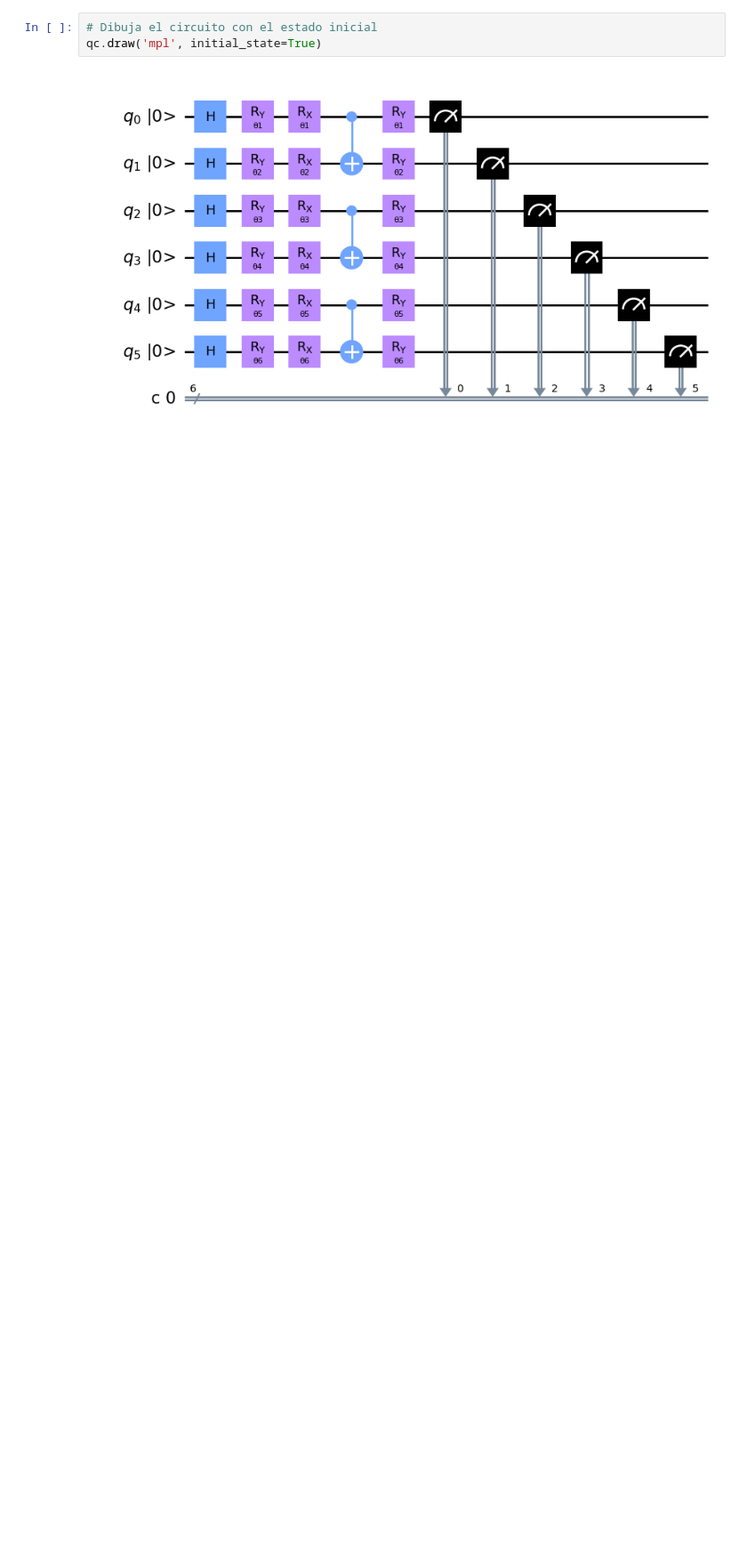
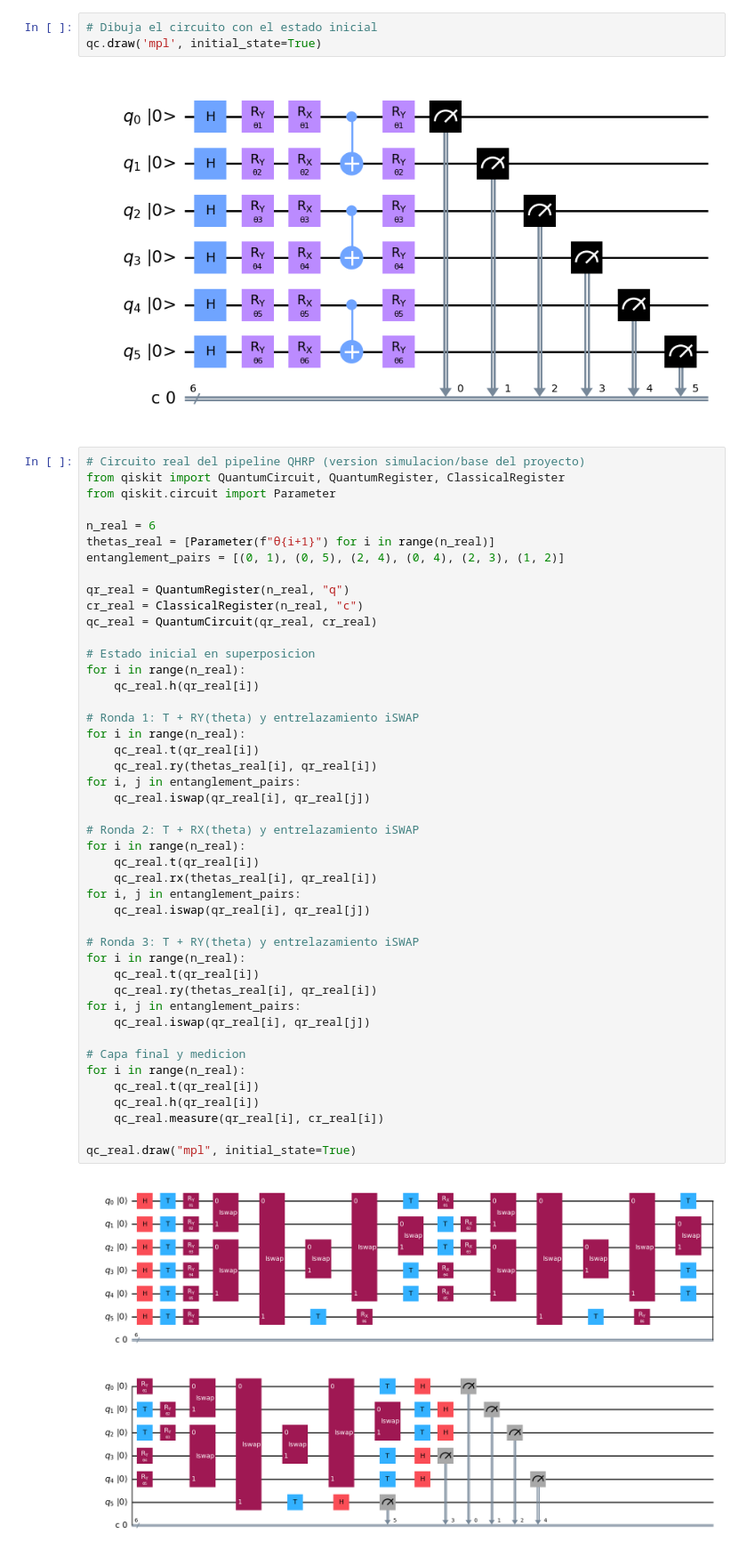
Before and after one commit to ikergs03/tfg-pricing-european-call-qae, a Jupyter notebook: src/qhrp_figure1/fig1.ipynb, the cells around one changed output. Shown at 89% size. Saved outputs shown, nothing was run; the diff lists cells and outputs as text; blank space fills up the shorter version.

```diff
--- a/src/qhrp_figure1/fig1.ipynb
+++ b/src/qhrp_figure1/fig1.ipynb
@@ -37,3 +37,50 @@ for i in range(n):
 qc.draw('mpl', initial_state=True)
 # %% [output]
 [figure]
+# %%
+# Circuito real del pipeline QHRP (version simulacion/base del proyecto)
+from qiskit import QuantumCircuit, QuantumRegister, ClassicalRegister
+from qiskit.circuit import Parameter
+
+n_real = 6
+thetas_real = [Parameter(f"θ{i+1}") for i in range(n_real)]
+entanglement_pairs = [(0, 1), (0, 5), (2, 4), (0, 4), (2, 3), (1, 2)]
+
+qr_real = QuantumRegister(n_real, "q")
+cr_real = ClassicalRegister(n_real, "c")
+qc_real = QuantumCircuit(qr_real, cr_real)
+
+# Estado inicial en superposicion
+for i in range(n_real):
+    qc_real.h(qr_real[i])
+
+# Ronda 1: T + RY(theta) y entrelazamiento iSWAP
+for i in range(n_real):
+    qc_real.t(qr_real[i])
+    qc_real.ry(thetas_real[i], qr_real[i])
+for i, j in entanglement_pairs:
+    qc_real.iswap(qr_real[i], qr_real[j])
+
+# Ronda 2: T + RX(theta) y entrelazamiento iSWAP
+for i in range(n_real):
+    qc_real.t(qr_real[i])
+    qc_real.rx(thetas_real[i], qr_real[i])
+for i, j in entanglement_pairs:
+    qc_real.iswap(qr_real[i], qr_real[j])
+
+# Ronda 3: T + RY(theta) y entrelazamiento iSWAP
+for i in range(n_real):
+    qc_real.t(qr_real[i])
+    qc_real.ry(thetas_real[i], qr_real[i])
+for i, j in entanglement_pairs:
+    qc_real.iswap(qr_real[i], qr_real[j])
+
+# Capa final y medicion
+for i in range(n_real):
+    qc_real.t(qr_real[i])
+    qc_real.h(qr_real[i])
+    qc_real.measure(qr_real[i], cr_real[i])
+
+qc_real.draw("mpl", initial_state=True)
+# %% [output]
+[figure, added]
```
Also changed, not shown: 54 other files.
